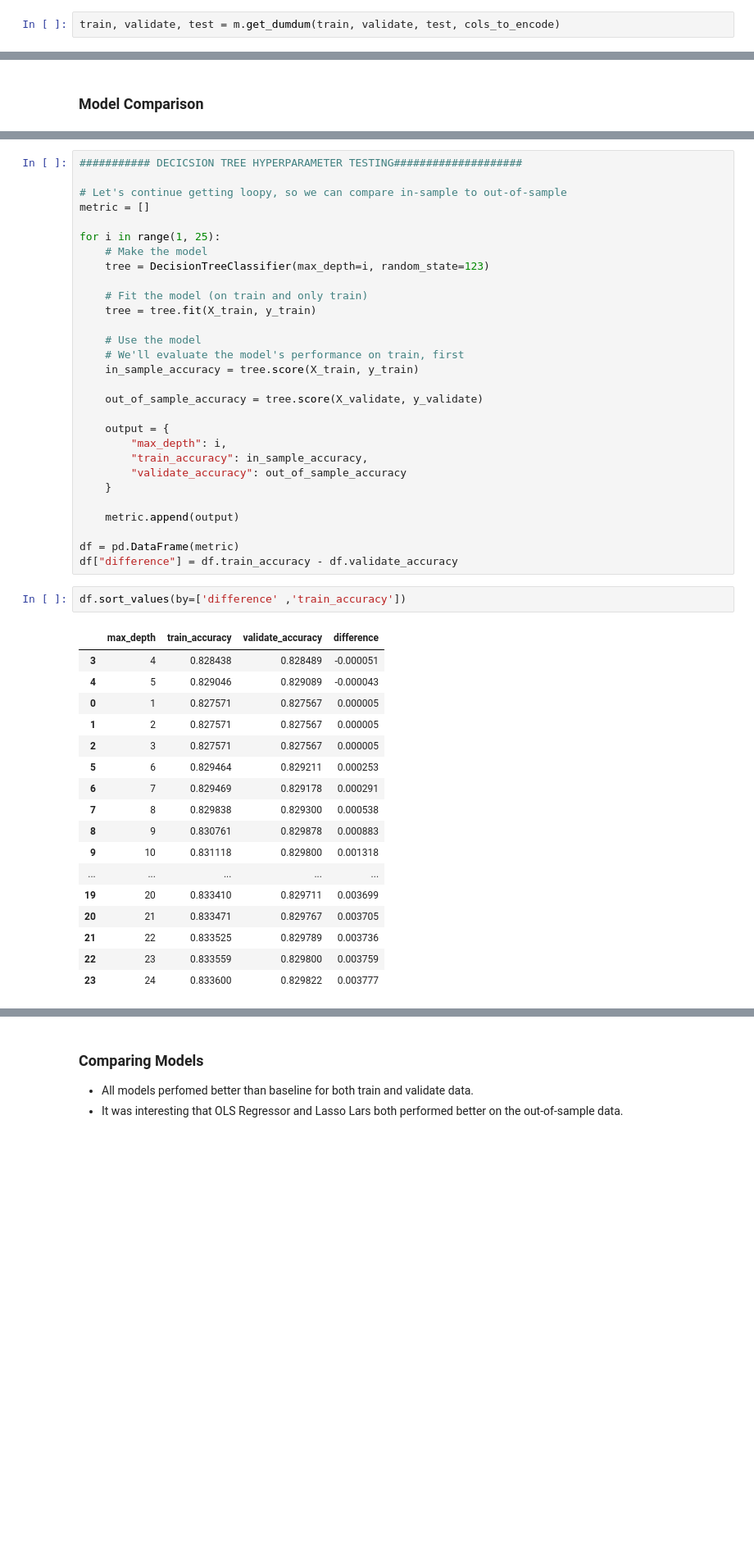
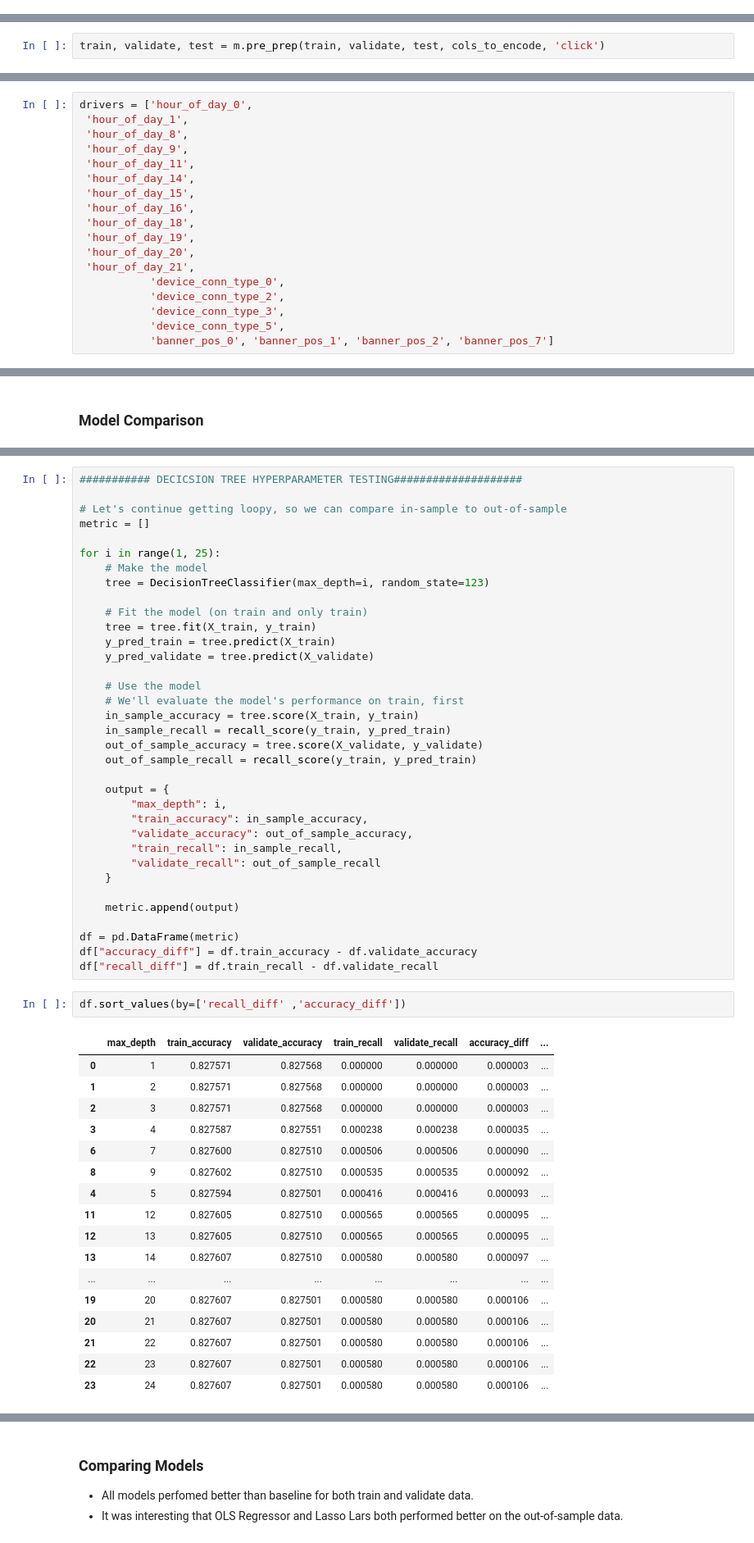
Before and after one commit to markydoug/click_throughs, a Jupyter notebook: project_template.ipynb, the cells around one changed output, grey strips where cells are left out. Shown at 82% size. Cells and saved outputs as stored; diff of their text form; blank space fills up the shorter version.

```diff
--- a/project_template.ipynb
+++ b/project_template.ipynb
@@ -434,2 +233,0 @@ cols_to_encode = ['banner_pos', 'hour_of_day', 'day_of_week', 'site_category', '
-# %%
-train, validate, test = m.get_dumdum(train, validate, test, cols_to_encode)
@@ -439,0 +234,2 @@ drivers = ['day_of_week_Tuesday', 'day_of_week_Wednesday',
+# %%
+train, validate, test = m.pre_prep(train, validate, test, cols_to_encode, 'click')
@@ -440,2 +263,20 @@ drivers = ['day_of_week_Tuesday', 'day_of_week_Wednesday',
+# %%
+drivers = ['hour_of_day_0',
+ 'hour_of_day_1',
+ 'hour_of_day_8',
+ 'hour_of_day_9',
+ 'hour_of_day_11',
+ 'hour_of_day_14',
+ 'hour_of_day_15',
+ 'hour_of_day_16',
+ 'hour_of_day_18',
+ 'hour_of_day_19',
+ 'hour_of_day_20',
+ 'hour_of_day_21',
+           'device_conn_type_0',
+           'device_conn_type_2',
+           'device_conn_type_3',
+           'device_conn_type_5',
+           'banner_pos_0', 'banner_pos_1', 'banner_pos_2', 'banner_pos_7']
 # %%
 X_train, y_train, X_validate, y_validate, X_test, y_test = m.prep_for_model(train, validate, test, 'click', drivers)
@@ -469,42 +331,48 @@ for i in range(1, 25):
 
     # Fit the model (on train and only train)
     tree = tree.fit(X_train, y_train)
+    y_pred_train = tree.predict(X_train)
+    y_pred_validate = tree.predict(X_validate)
 
     # Use the model
     # We'll evaluate the model's performance on train, first
     in_sample_accuracy = tree.score(X_train, y_train)
-
+    in_sample_recall = recall_score(y_train, y_pred_train)
     out_of_sample_accuracy = tree.score(X_validate, y_validate)
+    out_of_sample_recall = recall_score(y_train, y_pred_train)
 
     output = {
         "max_depth": i,
         "train_accuracy": in_sample_accuracy,
-        "validate_accuracy": out_of_sample_accuracy
+        "validate_accuracy": out_of_sample_accuracy,
+        "train_recall": in_sample_recall,
+        "validate_recall": out_of_sample_recall
     }
 
     metric.append(output)
 
 df = pd.DataFrame(metric)
-df["difference"] = df.train_accuracy - df.validate_accuracy
+df["accuracy_diff"] = df.train_accuracy - df.validate_accuracy
+df["recall_diff"] = df.train_recall - df.validate_recall
 # %%
-df.sort_values(by=['difference' ,'train_accuracy'])
+df.sort_values(by=['recall_diff' ,'accuracy_diff'])
 # %% [output]
-|  | max_depth | train_accuracy | validate_accuracy | difference |
-| 3 | 4 | 0.828438 | 0.828489 | -0.000051 |
-| 4 | 5 | 0.829046 | 0.829089 | -0.000043 |
-| 0 | 1 | 0.827571 | 0.827567 | 0.000005 |
-| 1 | 2 | 0.827571 | 0.827567 | 0.000005 |
-| 2 | 3 | 0.827571 | 0.827567 | 0.000005 |
-| 5 | 6 | 0.829464 | 0.829211 | 0.000253 |
-| 6 | 7 | 0.829469 | 0.829178 | 0.000291 |
-| 7 | 8 | 0.829838 | 0.829300 | 0.000538 |
-| 8 | 9 | 0.830761 | 0.829878 | 0.000883 |
-| 9 | 10 | 0.831118 | 0.829800 | 0.001318 |
-| ... | ... | ... | ... | ... |
-| 19 | 20 | 0.833410 | 0.829711 | 0.003699 |
-| 20 | 21 | 0.833471 | 0.829767 | 0.003705 |
-| 21 | 22 | 0.833525 | 0.829789 | 0.003736 |
-| 22 | 23 | 0.833559 | 0.829800 | 0.003759 |
-| 23 | 24 | 0.833600 | 0.829822 | 0.003777 |
+|  | max_depth | train_accuracy | validate_accuracy | train_recall | validate_recall | accuracy_diff | ... |
+| 0 | 1 | 0.827571 | 0.827568 | 0.000000 | 0.000000 | 0.000003 | ... |
+| 1 | 2 | 0.827571 | 0.827568 | 0.000000 | 0.000000 | 0.000003 | ... |
+| 2 | 3 | 0.827571 | 0.827568 | 0.000000 | 0.000000 | 0.000003 | ... |
+| 3 | 4 | 0.827587 | 0.827551 | 0.000238 | 0.000238 | 0.000035 | ... |
+| 6 | 7 | 0.827600 | 0.827510 | 0.000506 | 0.000506 | 0.000090 | ... |
+| 8 | 9 | 0.827602 | 0.827510 | 0.000535 | 0.000535 | 0.000092 | ... |
+| 4 | 5 | 0.827594 | 0.827501 | 0.000416 | 0.000416 | 0.000093 | ... |
+| 11 | 12 | 0.827605 | 0.827510 | 0.000565 | 0.000565 | 0.000095 | ... |
+| 12 | 13 | 0.827605 | 0.827510 | 0.000565 | 0.000565 | 0.000095 | ... |
+| 13 | 14 | 0.827607 | 0.827510 | 0.000580 | 0.000580 | 0.000097 | ... |
+| ... | ... | ... | ... | ... | ... | ... | ... |
+| 19 | 20 | 0.827607 | 0.827501 | 0.000580 | 0.000580 | 0.000106 | ... |
+| 20 | 21 | 0.827607 | 0.827501 | 0.000580 | 0.000580 | 0.000106 | ... |
+| 21 | 22 | 0.827607 | 0.827501 | 0.000580 | 0.000580 | 0.000106 | ... |
+| 22 | 23 | 0.827607 | 0.827501 | 0.000580 | 0.000580 | 0.000106 | ... |
+| 23 | 24 | 0.827607 | 0.827501 | 0.000580 | 0.000580 | 0.000106 | ... |
 # %%
 m.random_forest_results(X_train, y_train, X_validate, y_validate)
```
Also changed, not shown: parts of 49 cells of this notebook.
